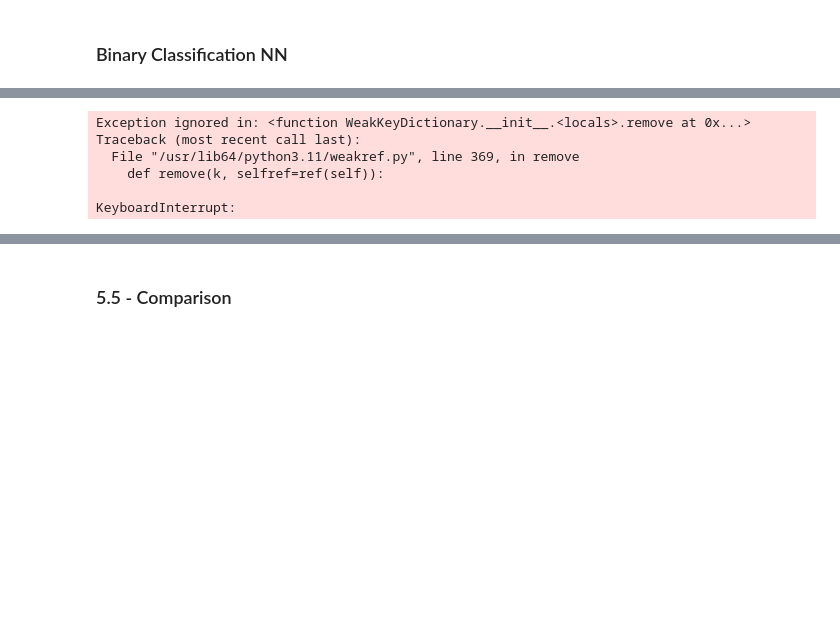
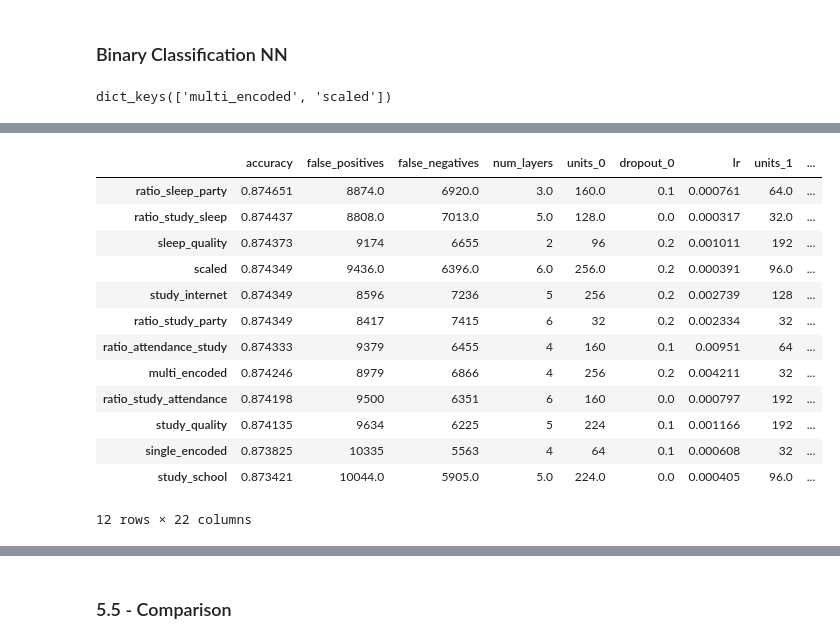
Before and after one commit to Muten-Roshi-Sama/MachineLearningLabs_4eiai40, a Jupyter notebook: Project2026/failure_prediction.ipynb, the cells around one changed output, grey strips where cells are left out. Drawn from its saved outputs; the diff is of its cells as text; code cells hidden in the pictures; blank space fills up the shorter version.

```diff
--- a/Project2026/failure_prediction.ipynb
+++ b/Project2026/failure_prediction.ipynb
@@ -3130,7 +3205,14 @@ Requirement already satisfied: markupsafe>=2.1.1 in /home/vass/dev/AILabs/Machin
 #   - create new dataset : Ordinal encoding vs One-hot(ex. Ordinal) vs Embeddings (NN only)
 #   -
 
-forceRetrain = False
+# Uncomment datasets to force a retrain
+forceRetrainDatasets = [
+    # "single_encoded",
+    # "multi_encoded", "scaled",
+    # "study_quality","sleep_quality", "study_school","study_internet",
+    # "ratio_study_sleep", "ratio_study_party", "ratio_attendance_study", "ratio_sleep_party", "ratio_study_attendance"
+    # "aggressive", "core", "ethical", "no_gender"
+]
 
 datasets_to_train = {
     "single_encoded": dataset["single_encoded"],
@@ -3162,7 +3244,8 @@ NN_results = train_or_load_cache(
     "NeuralNetwork",
     datasets_to_train,
     train_neural_network_dataset,
-    forceRetrain=forceRetrain
+    forceRetrainDatasets=forceRetrainDatasets,
+    save_models=True
 )
 
 # Display dataframe here, with all metrics and hyperparams
@@ -3177,6 +3260,8 @@ NN_df = pd.DataFrame({
 }).T
 
 display(NN_df.sort_values("rmse"))
+
+print(model_trained["NeuralNetwork"].keys())
 # %% [output]
 Loading NeuralNetwork from cache...
 Loaded : single_encoded
@@ -3304,8 +3391,20 @@ def train_binary_neural_network_dataset(dataset, y_train, y_valid, name="nn"):
     }
 
     return model, preds, res
+
+
+print(model_trained["NeuralNetwork_Binary"].keys())
+# %% [output]
+dict_keys(['multi_encoded', 'scaled'])
 # %%
-forceRetrain = True
+# Uncomment datasets to force a retrain
+forceRetrainDatasets = [
+    # "single_encoded", "multi_encoded", "scaled",
+    # "study_quality","sleep_quality", "study_school","study_internet",
+    "ratio_study_sleep", "ratio_study_party", "ratio_attendance_study", "ratio_sleep_party", "ratio_study_attendance"
+    # "aggressive", "core", "ethical", "no_gender"
+]
+
 
 datasets_to_train = {
     "single_encoded": dataset["single_encoded"],
@@ -3318,33 +3417,27 @@ datasets_to_train = {
     "study_school" :engineered_dataset["study_school"],
     "study_internet" :engineered_dataset["study_internet"],
 
-    # Ratio Engineered Features
+    # # Ratio Engineered Features
     "ratio_study_sleep" :ratio_engineered_dataset["study_sleep_ratio"],
     "ratio_study_party" :ratio_engineered_dataset["study_party_ratio"],
     "ratio_attendance_study" :ratio_engineered_dataset["attendance_study_ratio"],
     "ratio_sleep_party" :ratio_engineered_dataset["sleep_party_ratio"],
     "ratio_study_attendance" :ratio_engineered_dataset["study_attendance_ratio"],
 
-    # Feature-drop datasets
-    "aggressive": dataset_drop["aggressive"],
-    "core": dataset_drop["core"],
-    "ethical": dataset_drop["ethical"],
-    "no_gender": dataset_drop["no_gender"],
+    # # Feature-drop datasets
+    # "aggressive": dataset_drop["aggressive"],
+    # "core": dataset_drop["core"],
+    # "ethical": dataset_drop["ethical"],
+    # "no_gender": dataset_drop["no_gender"],
 }
-
-forceRetrainDatasets = [
-    # "single_encoded", "multi_encoded", "scaled",
-    # "study_quality","sleep_quality", "study_school","study_internet",
-    # "ratio_study_sleep", "ratio_study_party", "ratio_attendance_study", "ratio_sleep_party", "ratio_study_attendance"
-    # "aggressive", "core", "ethical", "no_gender"
-]
 
 
 NN_results = train_or_load_cache(
     "NeuralNetwork_Binary",
     datasets_to_train,
     train_binary_neural_network_dataset,
-    forceRetrain=forceRetrain
+    forceRetrainDatasets=forceRetrainDatasets,
+    save_models=True
 )
 
 # Display dataframe here, with all metrics and hyperparams
@@ -3382,6 +3468,14 @@ Value             |Best Value So Far |Hyperparameter
+|  | accuracy | false_positives | false_negatives | num_layers | units_0 | dropout_0 | lr | units_1 | ... |
+| ratio_sleep_party | 0.874651 | 8874.0 | 6920.0 | 3.0 | 160.0 | 0.1 | 0.000761 | 64.0 | ... |
+| ratio_study_sleep | 0.874437 | 8808.0 | 7013.0 | 5.0 | 128.0 | 0.0 | 0.000317 | 32.0 | ... |
+| sleep_quality | 0.874373 | 9174 | 6655 | 2 | 96 | 0.2 | 0.001011 | 192 | ... |
+| scaled | 0.874349 | 9436.0 | 6396.0 | 6.0 | 256.0 | 0.2 | 0.000391 | 96.0 | ... |
+| study_internet | 0.874349 | 8596 | 7236 | 5 | 256 | 0.2 | 0.002739 | 128 | ... |
+| ratio_study_party | 0.874349 | 8417 | 7415 | 6 | 32 | 0.2 | 0.002334 | 32 | ... |
+| ratio_attendance_study | 0.874333 | 9379 | 6455 | 4 | 160 | 0.1 | 0.00951 | 64 | ... |
+| multi_encoded | 0.874246 | 8979 | 6866 | 4 | 256 | 0.2 | 0.004211 | 32 | ... |
+| ratio_study_attendance | 0.874198 | 9500 | 6351 | 6 | 160 | 0.0 | 0.000797 | 192 | ... |
+| study_quality | 0.874135 | 9634 | 6225 | 5 | 224 | 0.1 | 0.001166 | 192 | ... |
+| single_encoded | 0.873825 | 10335 | 5563 | 4 | 64 | 0.1 | 0.000608 | 32 | ... |
+| study_school | 0.873421 | 10044.0 | 5905.0 | 5.0 | 224.0 | 0.0 | 0.000405 | 96.0 | ... |
-Exception ignored in: <function WeakKeyDictionary.__init__.<locals>.remove at 0x...>
-Traceback (most recent call last):
-  File "/usr/lib64/python3.11/weakref.py", line 369, in remove
-    def remove(k, selfref=ref(self)):
-
-KeyboardInterrupt:
+12 rows × 22 columns
```
Also changed, not shown: parts of 12 cells of this notebook.
